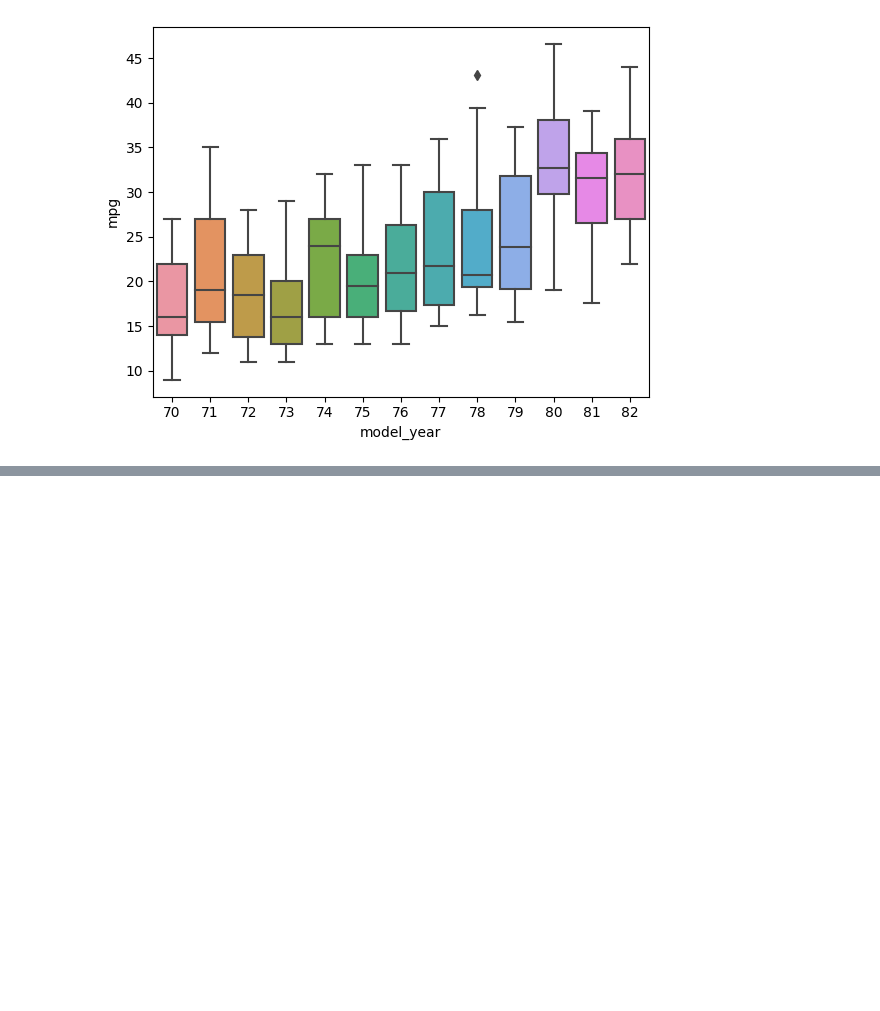
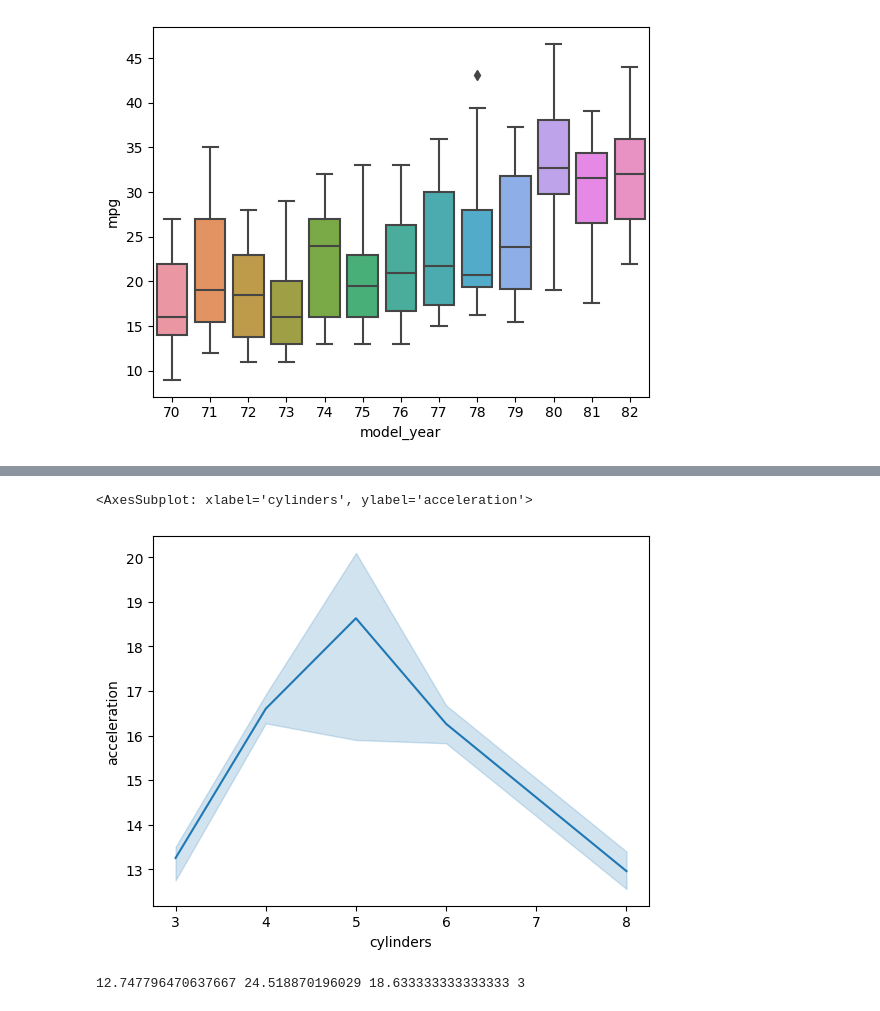
Before and after one commit to HakanAkerblom/Statistics, a Jupyter notebook: cars_test.ipynb, the cells around one changed output, grey strips where cells are left out. Drawn from its saved outputs; the diff is of its cells as text; code cells hidden in the pictures; blank space fills up the shorter version.

```diff
--- a/cars_test.ipynb
+++ b/cars_test.ipynb
@@ -145,0 +160,24 @@ dfi.export(cars_describe, "images/cars_describe.png")
+# %%
+sns.lineplot(cars, x="cylinders", y="acceleration")
+# %% [output]
+<AxesSubplot: xlabel='cylinders', ylabel='acceleration'>
+[figure, added]
+# %%
+#test confidence interval: 5 cylinder/acceleration
+import numpy as np
+from scipy.stats import t
+
+cyl_5 = cars[cars["cylinders"] == 5]
+mean = np.mean(cyl_5["acceleration"])
+std = np.std(cyl_5["acceleration"], ddof=1)
+n = len(cyl_5)
+
+alpha = 0.05
+t_crit = t.ppf(1-alpha/2, n-1)
+sem = std / np.sqrt(n)
+
+upper = mean - t_crit * sem
+lower = mean + t_crit * sem
+print(upper, lower, mean, n)
+# %% [output]
+12.747796470637667 24.518870196029 18.633333333333333 3
```
Also changed, not shown: parts of 9 cells of this notebook, 4 other files.
